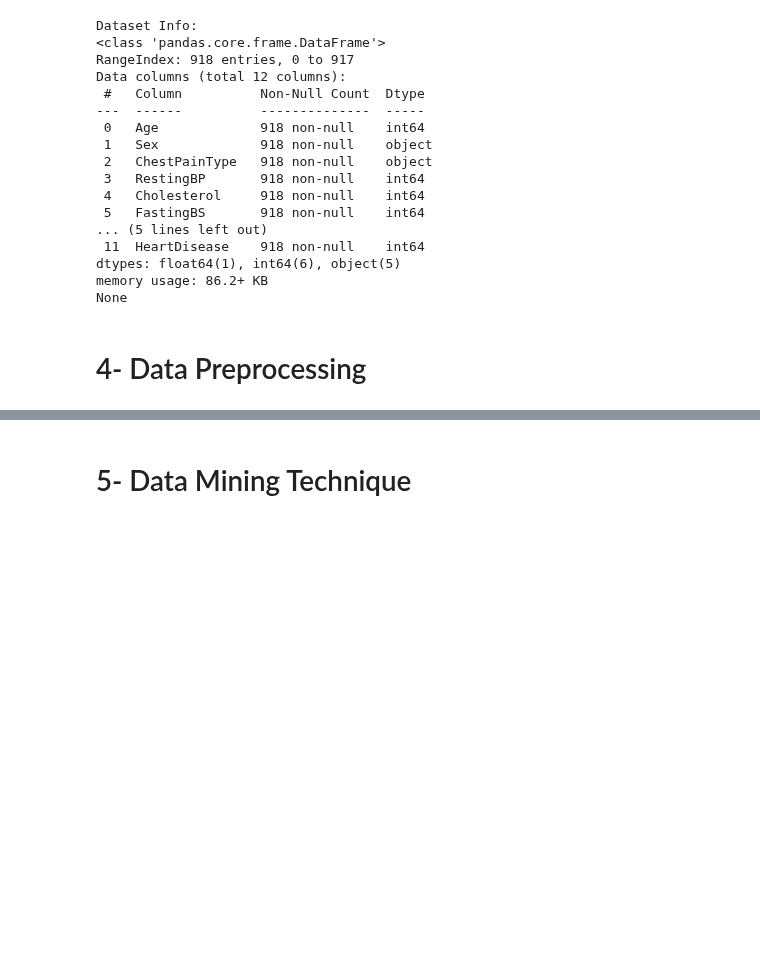
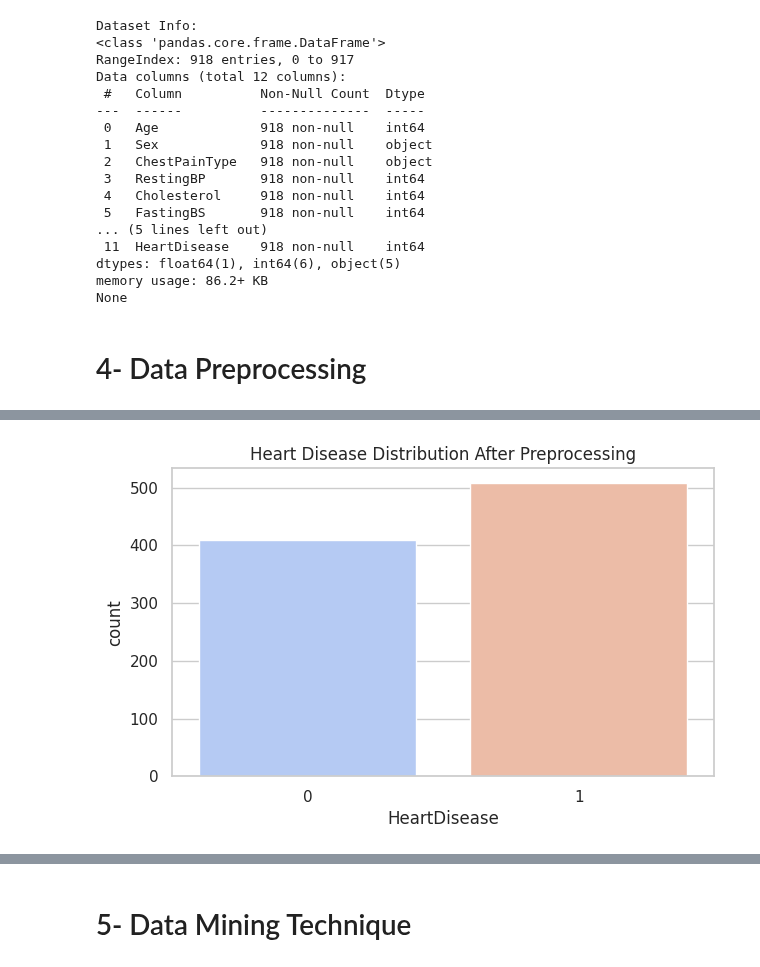
Before and after one commit to roseal3tb/IT326, a Jupyter notebook: final_report.ipynb, the cells around one changed output, grey strips where cells are left out. Cells and saved outputs as stored; diff of their text form; code cells hidden in the pictures; blank space fills up the shorter version.

```diff
--- a/final_report.ipynb
+++ b/final_report.ipynb
@@ -167,0 +119,84 @@ Summary Statistics:
+# %%
+import pandas as pd
+import numpy as np
+import seaborn as sns
+import matplotlib.pyplot as plt
+from sklearn.preprocessing import LabelEncoder, StandardScaler
+
+# Load the original dataset
+df = pd.read_csv("/content/sample_data/heart.csv")
+
+# --- Preprocessing steps as described in YbsQo3L3FRr_ ---
+
+# 1. Replace unrealistic zero values in RestingBP and Cholesterol with the median of valid entries
+# Assuming 0 is an unrealistic value for these features
+for col in ['RestingBP', 'Cholesterol']:
+    df[col] = df[col].replace(0, np.nan) # Replace 0 with NaN first
+    df[col] = df[col].fillna(df[col].median()) # Then fill NaNs with median
+
+# 2. Outlier capping using the IQR method for numerical features
+numerical_cols_for_outliers = ['RestingBP', 'Cholesterol', 'MaxHR', 'Oldpeak']
+for col in numerical_cols_for_outliers:
+    Q1 = df[col].quantile(0.25)
+    Q3 = df[col].quantile(0.75)
+    IQR = Q3 - Q1
+    lower_bound = Q1 - 1.5 * IQR
+    upper_bound = Q3 + 1.5 * IQR
+    df[col] = np.where(df[col] < lower_bound, lower_bound, df[col])
+    df[col] = np.where(df[col] > upper_bound, upper_bound, df[col])
+
+# --- NEW: Discretize Age and Oldpeak before scaling/label encoding ---
+# Discretize Age based on common age groups (original age values)
+bins_age = [df['Age'].min() - 1, 40, 60, df['Age'].max() + 1] # Adjust max to be inclusive
+labels_age = ['Young', 'Middle', 'Old']
+df['Age'] = pd.cut(df['Age'], bins=bins_age, labels=labels_age, right=True, include_lowest=True)
+
+# Discretize Oldpeak into categorical groups (original Oldpeak values)
+# Assuming values like 0 (Normal), >0 to 1.5 (Mild), >1.5 to 3.0 (Moderate), >3.0 (Old/Severe)
+bins_oldpeak = [df['Oldpeak'].min() - 0.1, 0.05, 1.5, 3.0, df['Oldpeak'].max() + 1] # Adjust based on data distribution
+labels_oldpeak = ['Normal', 'Mild', 'Moderate', 'Old']
+df['Oldpeak'] = pd.cut(df['Oldpeak'], bins=bins_oldpeak, labels=labels_oldpeak, right=True, include_lowest=True)
+
+# Update categorical_cols and numerical_cols_for_scaling based on the above discretization
+categorical_cols_updated = ['Sex', 'ChestPainType', 'RestingECG', 'ST_Slope', 'ExerciseAngina', 'Age', 'Oldpeak']
+# numerical_cols_for_scaling should now exclude 'Age' and 'Oldpeak'
+numerical_cols_for_scaling_updated = ['RestingBP', 'Cholesterol', 'MaxHR']
+
+# 3. Label encoding for all categorical attributes (using updated list)
+label_encoder = LabelEncoder()
+for col in categorical_cols_updated:
+    # Convert to string before encoding to handle potential NaNs from pd.cut gracefully
+    df[col] = df[col].astype(str)
+    df[col] = label_encoder.fit_transform(df[col])
+
+# 4. Z-score normalization for numerical variables (using updated list)
+scaler = StandardScaler() # Using StandardScaler for z-score normalization
+df[numerical_cols_for_scaling_updated] = scaler.fit_transform(df[numerical_cols_for_scaling_updated])
+
+# 5. Save the preprocessed DataFrame
+output_path = '/content/sample_data/Preprocessed_data.csv'
+df.to_csv(output_path, index=False)
+print(f"Preprocessed data successfully generated and saved to {output_path}")
+
+# --- Original display and plotting from HicWi4w0FV-5 (now using the preprocessed df) ---
+sns.set(style="whitegrid")
+plt.rcParams["figure.figsize"] = (7,4)
+
+print("\nData After Preprocessing:")
+display(df.head())
+
+print("\nSummary Statistics:")
+display(df.describe())
+
+plt.figure()
+sns.countplot(x="HeartDisease", data=df, hue="HeartDisease", palette="coolwarm", legend=False)
+plt.title("Heart Disease Distribution After Preprocessing")
+plt.show()
+
+plt.figure(figsize=(8,6))
+# Select only numeric columns for correlation calculation
+numeric_df = df.select_dtypes(include=[np.number])
+sns.heatmap(numeric_df.corr(), annot=False, cmap="coolwarm")
+plt.title("Correlation Heatmap (After Preprocessing)")
+plt.show()
+# %% [output]
@@ -167,0 +222 @@ Summary Statistics:
+[figure, added]
```
Also changed, not shown: parts of 81 cells of this notebook.
